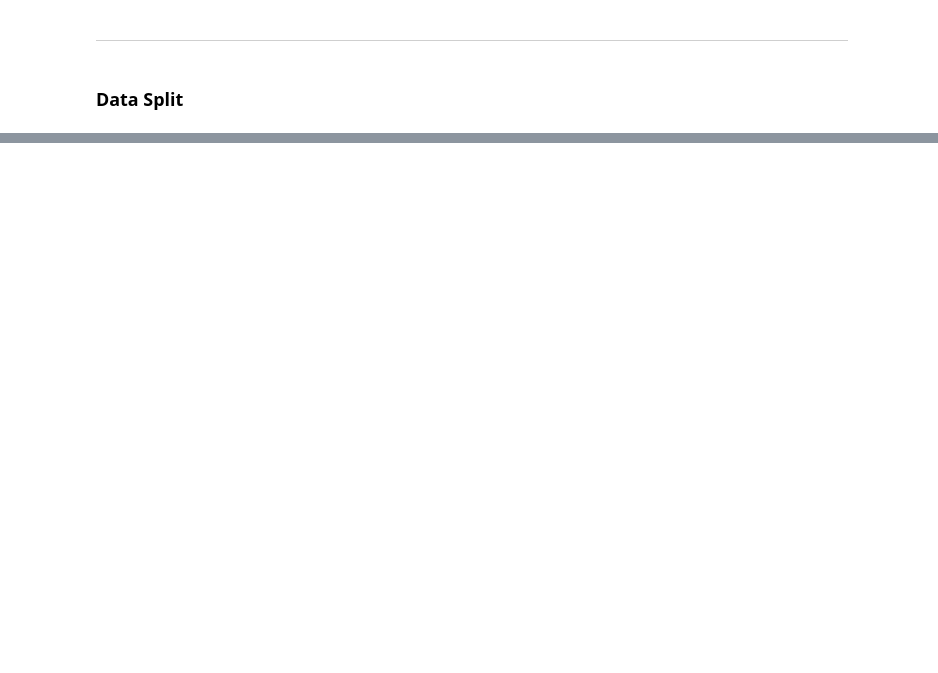
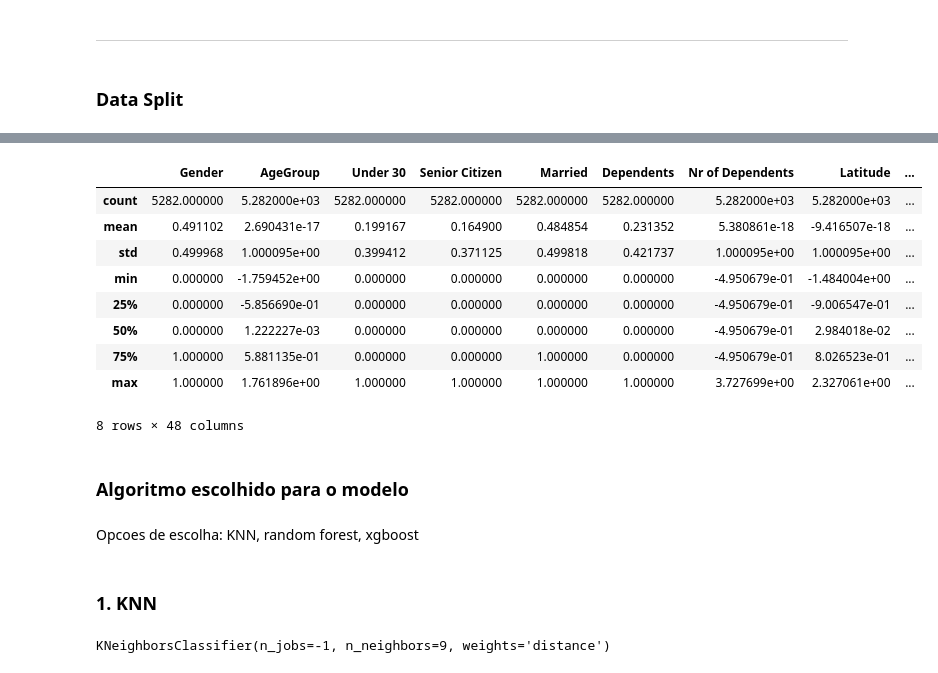
Before and after one commit to HeteRai/telcom_customer_churn_project, a Jupyter notebook: telecomunications-customer-churn.ipynb, the cells around one changed output, grey strips where cells are left out. Saved outputs shown, nothing was run; the diff lists cells and outputs as text; code cells hidden in the pictures; blank space fills up the shorter version.

```diff
--- a/telecomunications-customer-churn.ipynb
+++ b/telecomunications-customer-churn.ipynb
@@ -4588,0 +4685,2 @@ y = telco_final_df['Churn Label']
+# %%
+X_train, X_test, y_train, y_test = train_test_split(X, y, stratify=y, test_size = 0.25, random_state = 42)
@@ -4588,0 +4711,7 @@ y = telco_final_df['Churn Label']
+# %%
+#Vou usar standard scaler
+def Standard_Scaler (df, col_names):
+    scaler = StandardScaler()
+    df[col_names] = scaler.fit_transform(df[col_names])
+
+    return df
@@ -4588,0 +4738,6 @@ y = telco_final_df['Churn Label']
+# %%
+col_names = ['AgeGroup','Latitude','Longitude','Population','Tenure in Months','Avg Monthly Long Distance Charges','Avg Monthly GB Download','Monthly Charge',
+             'Total Charges','Total Refunds','Total Long Distance Charges', 'Total Revenue', 'Churn Score', 'City_FreqEnc',  'ZipCode_FreqEnc',
+             'cltv_FreqEnc','Number of Referrals','Nr of Dependents']
+X_train = Standard_Scaler (X_train, col_names)
+X_test = Standard_Scaler (X_test, col_names)
@@ -4588,0 +4762,24 @@ y = telco_final_df['Churn Label']
+# %%
+X_train.describe()
+# %% [output]
+|  | Gender | AgeGroup | Under 30 | Senior Citizen | Married | Dependents | Nr of Dependents | Latitude | ... |
+| count | 5282.000000 | 5.282000e+03 | 5282.000000 | 5282.000000 | 5282.000000 | 5282.000000 | 5.282000e+03 | 5.282000e+03 | ... |
+| mean | 0.491102 | 2.690431e-17 | 0.199167 | 0.164900 | 0.484854 | 0.231352 | 5.380861e-18 | -9.416507e-18 | ... |
+| std | 0.499968 | 1.000095e+00 | 0.399412 | 0.371125 | 0.499818 | 0.421737 | 1.000095e+00 | 1.000095e+00 | ... |
+| min | 0.000000 | -1.759452e+00 | 0.000000 | 0.000000 | 0.000000 | 0.000000 | -4.950679e-01 | -1.484004e+00 | ... |
+| 25% | 0.000000 | -5.856690e-01 | 0.000000 | 0.000000 | 0.000000 | 0.000000 | -4.950679e-01 | -9.006547e-01 | ... |
+| 50% | 0.000000 | 1.222227e-03 | 0.000000 | 0.000000 | 0.000000 | 0.000000 | -4.950679e-01 | 2.984018e-02 | ... |
+| 75% | 1.000000 | 5.881135e-01 | 0.000000 | 0.000000 | 1.000000 | 0.000000 | -4.950679e-01 | 8.026523e-01 | ... |
+| max | 1.000000 | 1.761896e+00 | 1.000000 | 1.000000 | 1.000000 | 1.000000 | 3.727699e+00 | 2.327061e+00 | ... |
+8 rows × 48 columns
+# %% [markdown]
+### Algoritmo escolhido para o modelo
+# %% [markdown]
+Opcoes de escolha: KNN, random forest, xgboost
+# %% [markdown]
+### 1. KNN
+# %%
+knn_classifier = KNeighborsClassifier(n_neighbors=9, weights='distance', n_jobs=-1)
+knn_classifier.fit(X_train, y_train)
+# %% [output]
+KNeighborsClassifier(n_jobs=-1, n_neighbors=9, weights='distance')
```
Also changed, not shown: parts of 55 cells of this notebook.
